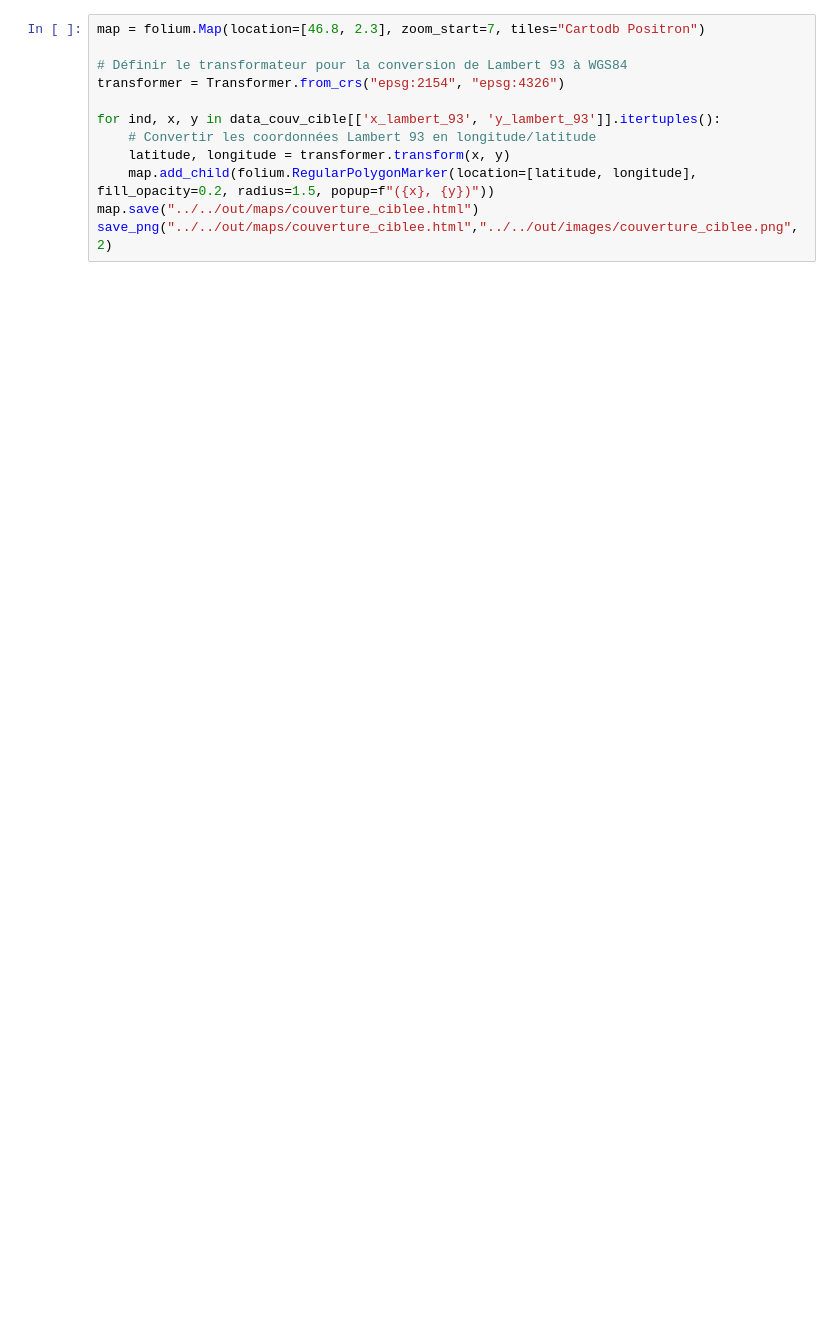
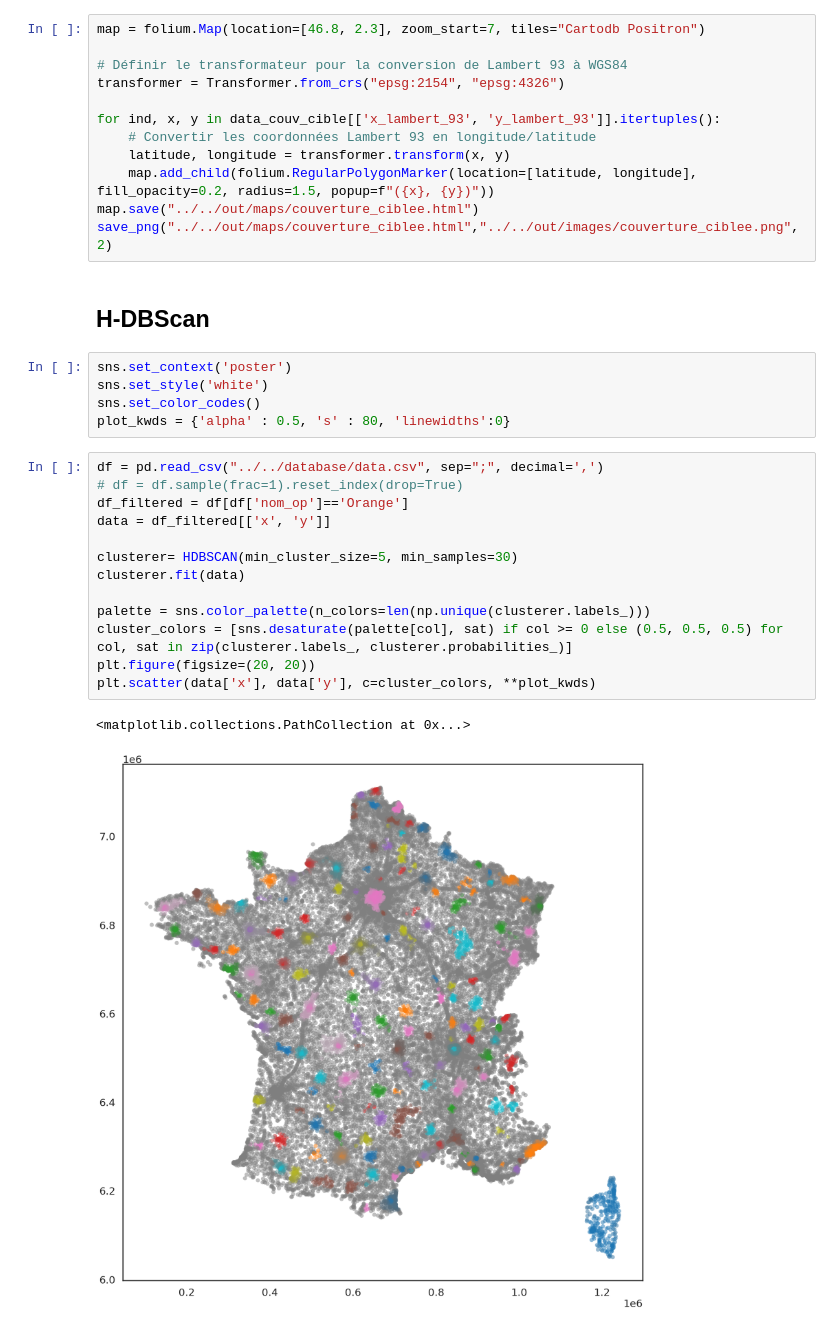
Before and after one commit to pmehaud/internship_cvut_2024, a Jupyter notebook: src/maps/plotMap.ipynb, the cells around one changed output. Cells and saved outputs as stored; diff of their text form; blank space fills up the shorter version.

Commit message:
HDBScan implementation

```diff
--- a/src/maps/plotMap.ipynb
+++ b/src/maps/plotMap.ipynb
@@ -100,3 +111,26 @@ for ind, x, y in data_couv_cible[['x_lambert_93', 'y_lambert_93']].itertuples():
     map.add_child(folium.RegularPolygonMarker(location=[latitude, longitude], fill_opacity=0.2, radius=1.5, popup=f"({x}, {y})"))
 map.save("../../out/maps/couverture_ciblee.html")
 save_png("../../out/maps/couverture_ciblee.html","../../out/images/couverture_ciblee.png", 2)
+# %% [markdown]
+## H-DBScan
+# %%
+sns.set_context('poster')
+sns.set_style('white')
+sns.set_color_codes()
+plot_kwds = {'alpha' : 0.5, 's' : 80, 'linewidths':0}
+# %%
+df = pd.read_csv("../../database/data.csv", sep=";", decimal=',')
+# df = df.sample(frac=1).reset_index(drop=True)
+df_filtered = df[df['nom_op']=='Orange']
+data = df_filtered[['x', 'y']]
+
+clusterer= HDBSCAN(min_cluster_size=5, min_samples=30)
+clusterer.fit(data)
+
+palette = sns.color_palette(n_colors=len(np.unique(clusterer.labels_)))
+cluster_colors = [sns.desaturate(palette[col], sat) if col >= 0 else (0.5, 0.5, 0.5) for col, sat in zip(clusterer.labels_, clusterer.probabilities_)]
+plt.figure(figsize=(20, 20))
+plt.scatter(data['x'], data['y'], c=cluster_colors, **plot_kwds)
+# %% [output]
+<matplotlib.collections.PathCollection at 0x...>
+[figure, added]
```
Also changed, not shown: parts of 3 cells of this notebook.
